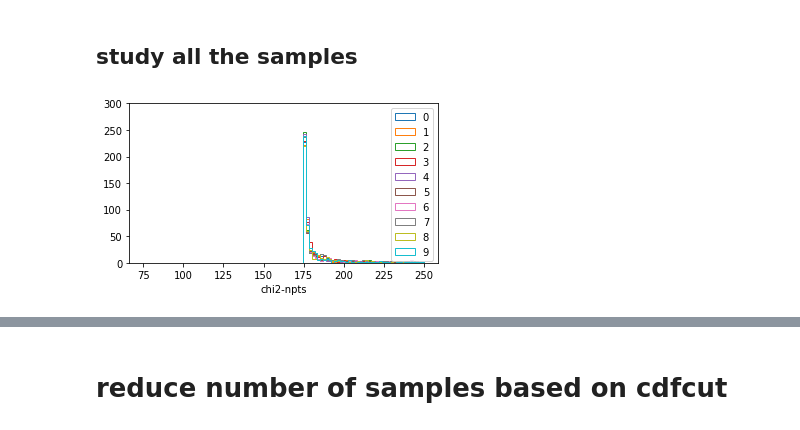
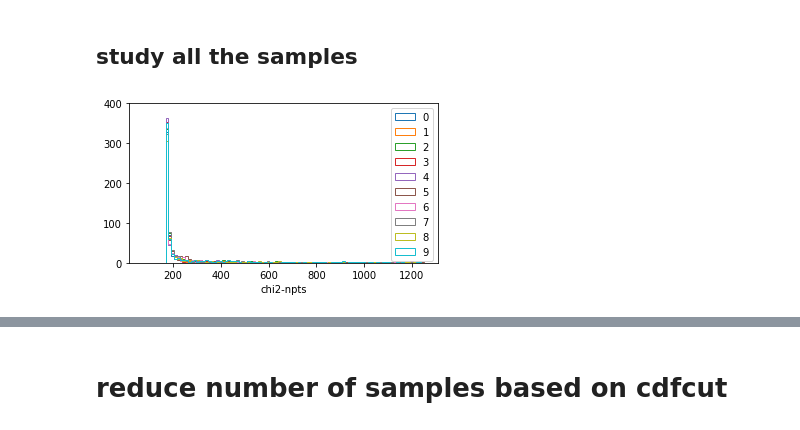
Before and after one commit to prokudin/psu_project_2018, a Jupyter notebook: notebooks/samples.ipynb, the cells around one changed output, grey strips where cells are left out. Cells and saved outputs as stored; diff of their text form; code cells hidden in the pictures.

```diff
--- a/notebooks/samples.ipynb
+++ b/notebooks/samples.ipynb
@@ -52,18 +52,18 @@ len(runs['all']['samples'])
 # %%
 nrows,ncols=1,1
 fig = py.figure(figsize=(ncols*5,nrows*3))
 
 ax=py.subplot(nrows,ncols,1)
 for k in runs:
     if k=='all': continue
-    ax.hist(2*runs[k]['nll']-res[0].size,bins=100,range=(75,250),histtype='step',label=str(k));
+    ax.hist(2*runs[k]['nll']-res[0].size,bins=100,range=(75,1250),histtype='step',label=str(k));
 ax.legend()
-ax.set_ylim(0,300)
+ax.set_ylim(0,400)
 ax.set_xlabel('chi2-npts')
 #ax.semilogx()
 py.tight_layout()
 # %% [output]
-[figure, old version]
+[figure, new version]
 # %%
 tabs={}
 for k in runs:
```
Also changed, not shown: parts of 10 cells of this notebook, 1 other file.
